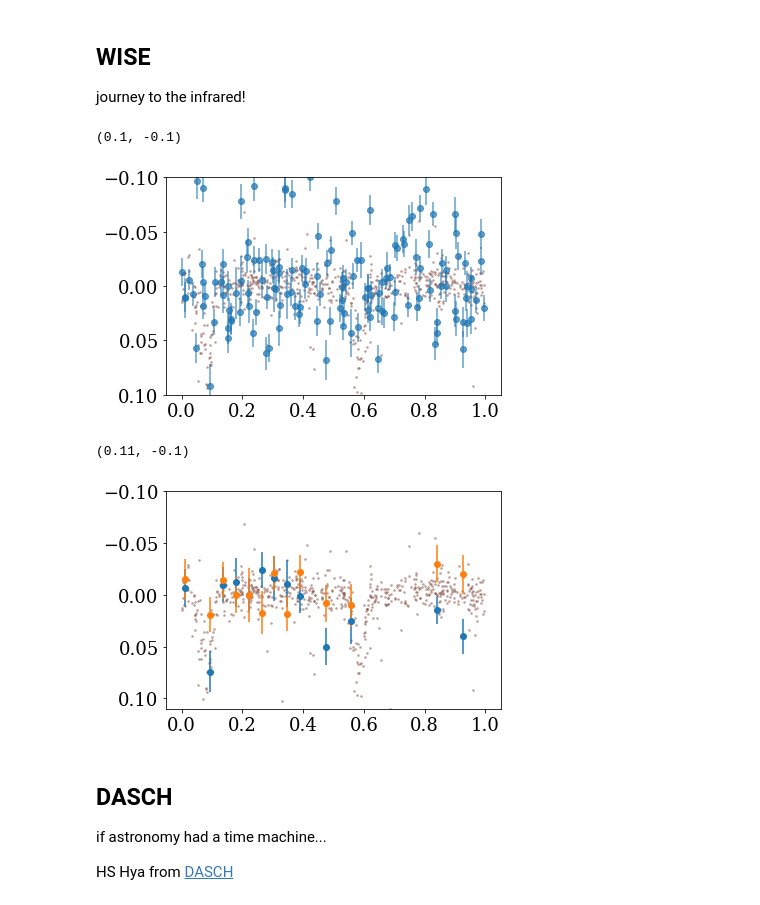
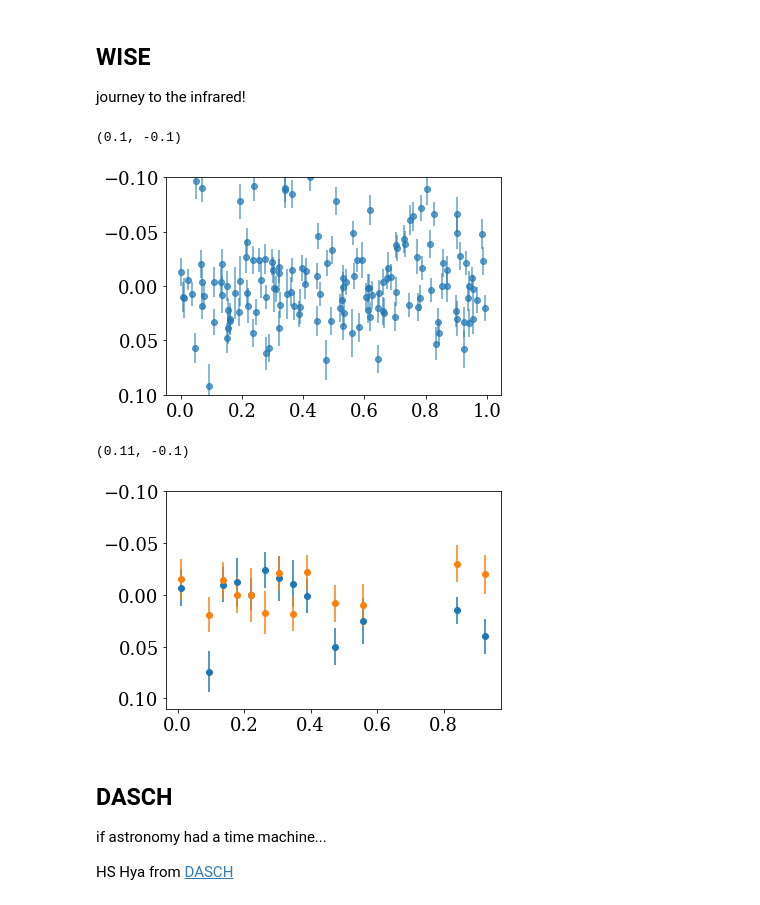
Before and after one commit to jradavenport/HS-Hya, a Jupyter notebook: makeplots.ipynb, the cells around one changed output. Drawn from its saved outputs; the diff is of its cells as text; code cells hidden in the pictures.

```diff
--- a/makeplots.ipynb
+++ b/makeplots.ipynb
@@ -190,27 +196,27 @@ wgd = np.where((wise_ph_qual == 'AA'))[0]
 plt.errorbar(((wise_mjd[wgd] + 2400000.5 - E0) % Per) / Per, wise_w2[wgd] - np.nanmedian(wise_w2[wgd]),
              yerr= wise_w2e[wgd], linestyle='none', marker='o', alpha=0.7, c='C0')
 
-plt.scatter(((asas['HJD'][aok] + 2450000 - E0) % Per)/Per, asas['MAG_4'][aok] - np.nanmedian(asas['MAG_4'][aok]),
-            s=3, c='C5', alpha=0.4)
+# plt.scatter(((asas['HJD'][aok] + 2450000 - E0) % Per)/Per, asas['MAG_4'][aok] - np.nanmedian(asas['MAG_4'][aok]),
+#             s=3, c='C5', alpha=0.4)
 
 plt.gca().invert_yaxis()
 
 plt.ylim(0.1, -0.1)
 # %% [output]
 (0.1, -0.1)
-[figure, old version]
+[figure, new version]
 # %%
 plt.errorbar(((wise4['mjd'].values + 2400000.5 - E0) % Per)/Per, wise4['w2mpro'] - np.nanmedian(wise4['w2mpro']),
              yerr=wise4['w2sigmpro'], linestyle='none', marker='o')
 
 plt.errorbar(((wise4['mjd'].values + 2400000.5 - E0) % Per)/Per, wise4['w3mpro'] - np.nanmedian(wise4['w3mpro']),
              yerr=wise4['w3sigmpro'], linestyle='none', marker='o')
 
-plt.scatter(((asas['HJD'][aok] + 2450000 - E0) % Per)/Per, asas['MAG_4'][aok] - np.nanmedian(asas['MAG_4'][aok]),
-            s=3, c='C5', alpha=0.4)
+# plt.scatter(((asas['HJD'][aok] + 2450000 - E0) % Per)/Per, asas['MAG_4'][aok] - np.nanmedian(asas['MAG_4'][aok]),
+#             s=3, c='C5', alpha=0.4)
 
 plt.gca().invert_yaxis()
 plt.ylim(0.11, -0.1)
 # %% [output]
 (0.11, -0.1)
-[figure, old version]
+[figure, new version]
```
Also changed, not shown: parts of 10 cells of this notebook.
